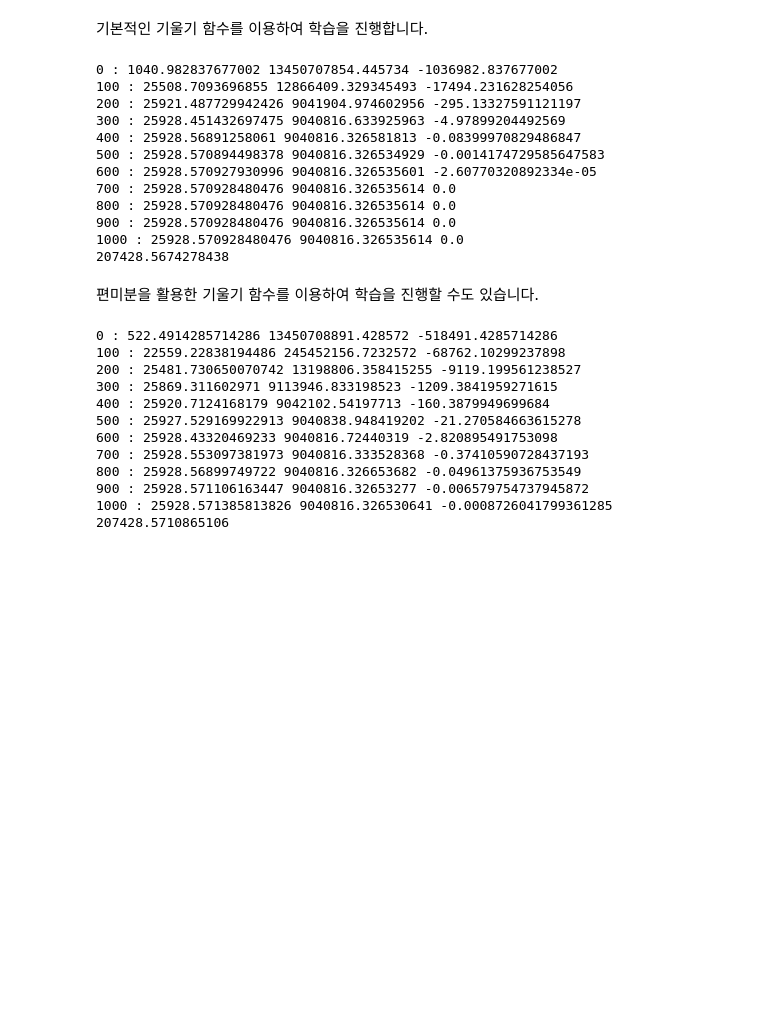
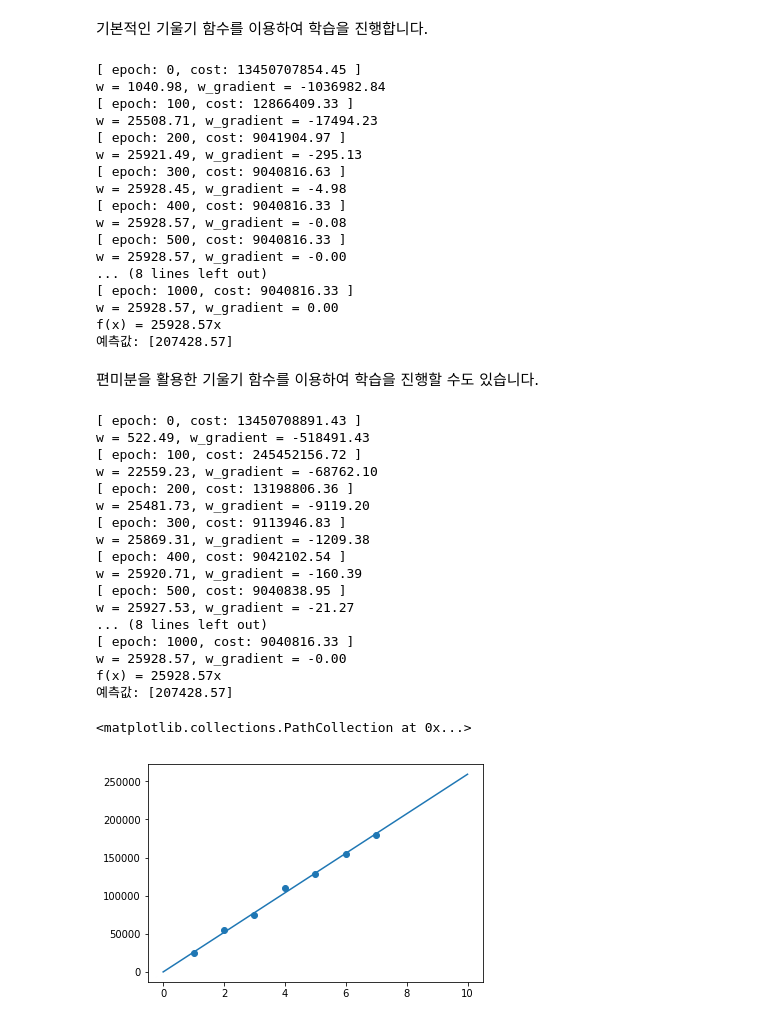
Before and after one commit to ndb796/AI-Theory-and-Practical-Project, a Jupyter notebook: Linear Regression 바닥부터 구현.ipynb, the cells around one changed output. Saved outputs shown, nothing was run; the diff lists cells and outputs as text; code cells hidden in the pictures; blank space fills up the shorter version.

```diff
--- a/Linear Regression 바닥부터 구현.ipynb
+++ b/Linear Regression 바닥부터 구현.ipynb
@@ -103,22 +103,29 @@ for i in range(1001):
     gradient, cost = h.get_gradient(X, Y)
     h.set_w(h.get_w() + learning_rate * -gradient)
     if i % 100 == 0:
-        print(i, ':', h.get_w(), cost, gradient)
+        print("[ epoch: %d, cost: %.2f ]" % (i, cost))
+        print("w = %.2f, w_gradient = %.2f" % (h.get_w(), gradient))
 
-print(h.forward(8))
+print("f(x) = %.2fx" %(h.get_w()))
+print("예측값: [%.2f]" %(h.forward(8)))
 # %% [output]
-0 : 1040.982837677002 13450707854.445734 -1036982.837677002
-100 : 25508.7093696855 12866409.329345493 -17494.231628254056
-200 : 25921.487729942426 9041904.974602956 -295.13327591121197
-300 : 25928.451432697475 9040816.633925963 -4.97899204492569
-400 : 25928.56891258061 9040816.326581813 -0.08399970829486847
-500 : 25928.570894498378 9040816.326534929 -0.0014174729585647583
-600 : 25928.570927930996 9040816.326535601 -2.60770320892334e-05
-700 : 25928.570928480476 9040816.326535614 0.0
-800 : 25928.570928480476 9040816.326535614 0.0
-900 : 25928.570928480476 9040816.326535614 0.0
-1000 : 25928.570928480476 9040816.326535614 0.0
-207428.5674278438
+[ epoch: 0, cost: 13450707854.45 ]
+w = 1040.98, w_gradient = -1036982.84
+[ epoch: 100, cost: 12866409.33 ]
+w = 25508.71, w_gradient = -17494.23
+[ epoch: 200, cost: 9041904.97 ]
+w = 25921.49, w_gradient = -295.13
+[ epoch: 300, cost: 9040816.63 ]
+w = 25928.45, w_gradient = -4.98
+[ epoch: 400, cost: 9040816.33 ]
+w = 25928.57, w_gradient = -0.08
+[ epoch: 500, cost: 9040816.33 ]
+w = 25928.57, w_gradient = -0.00
+... (8 lines left out)
+[ epoch: 1000, cost: 9040816.33 ]
+w = 25928.57, w_gradient = 0.00
+f(x) = 25928.57x
+예측값: [207428.57]
 # %% [markdown]
 편미분을 활용한 기울기 함수를 이용하여 학습을 진행할 수도 있습니다.
 # %%
@@ -130,19 +137,34 @@ for i in range(1001):
     gradient, cost = h.get_gradient_using_derivative(X, Y)
     h.set_w(h.get_w() + learning_rate * -gradient)
     if i % 100 == 0:
-        print(i, ':', h.get_w(), cost, gradient)
+        print("[ epoch: %d, cost: %.2f ]" % (i, cost))
+        print("w = %.2f, w_gradient = %.2f" % (h.get_w(), gradient))
 
-print(h.forward(8))
+print("f(x) = %.2fx" %(h.get_w()))
+print("예측값: [%.2f]" %(h.forward(8)))
 # %% [output]
-0 : 522.4914285714286 13450708891.428572 -518491.4285714286
-100 : 22559.22838194486 245452156.7232572 -68762.10299237898
-200 : 25481.730650070742 13198806.358415255 -9119.199561238527
-300 : 25869.311602971 9113946.833198523 -1209.3841959271615
-400 : 25920.7124168179 9042102.54197713 -160.3879949699684
-500 : 25927.529169922913 9040838.948419202 -21.270584663615278
-600 : 25928.43320469233 9040816.72440319 -2.820895491753098
-700 : 25928.553097381973 9040816.333528368 -0.37410590728437193
-800 : 25928.56899749722 9040816.326653682 -0.04961375936753549
-900 : 25928.571106163447 9040816.32653277 -0.006579754737945872
-1000 : 25928.571385813826 9040816.326530641 -0.0008726041799361285
-207428.5710865106
+[ epoch: 0, cost: 13450708891.43 ]
+w = 522.49, w_gradient = -518491.43
+[ epoch: 100, cost: 245452156.72 ]
+w = 22559.23, w_gradient = -68762.10
+[ epoch: 200, cost: 13198806.36 ]
+w = 25481.73, w_gradient = -9119.20
+[ epoch: 300, cost: 9113946.83 ]
+w = 25869.31, w_gradient = -1209.38
+[ epoch: 400, cost: 9042102.54 ]
+w = 25920.71, w_gradient = -160.39
+[ epoch: 500, cost: 9040838.95 ]
+w = 25927.53, w_gradient = -21.27
+... (8 lines left out)
+[ epoch: 1000, cost: 9040816.33 ]
+w = 25928.57, w_gradient = -0.00
+f(x) = 25928.57x
+예측값: [207428.57]
+# %%
+x_pred = [i for i in range(11)]
+y_pred = [h.get_w() * i for i in range(11)]
+plt.plot(x_pred, y_pred)
+plt.scatter(X, Y)
+# %% [output]
+<matplotlib.collections.PathCollection at 0x...>
+[figure, added]
```
Also changed, not shown: parts of 1 cell of this notebook.
